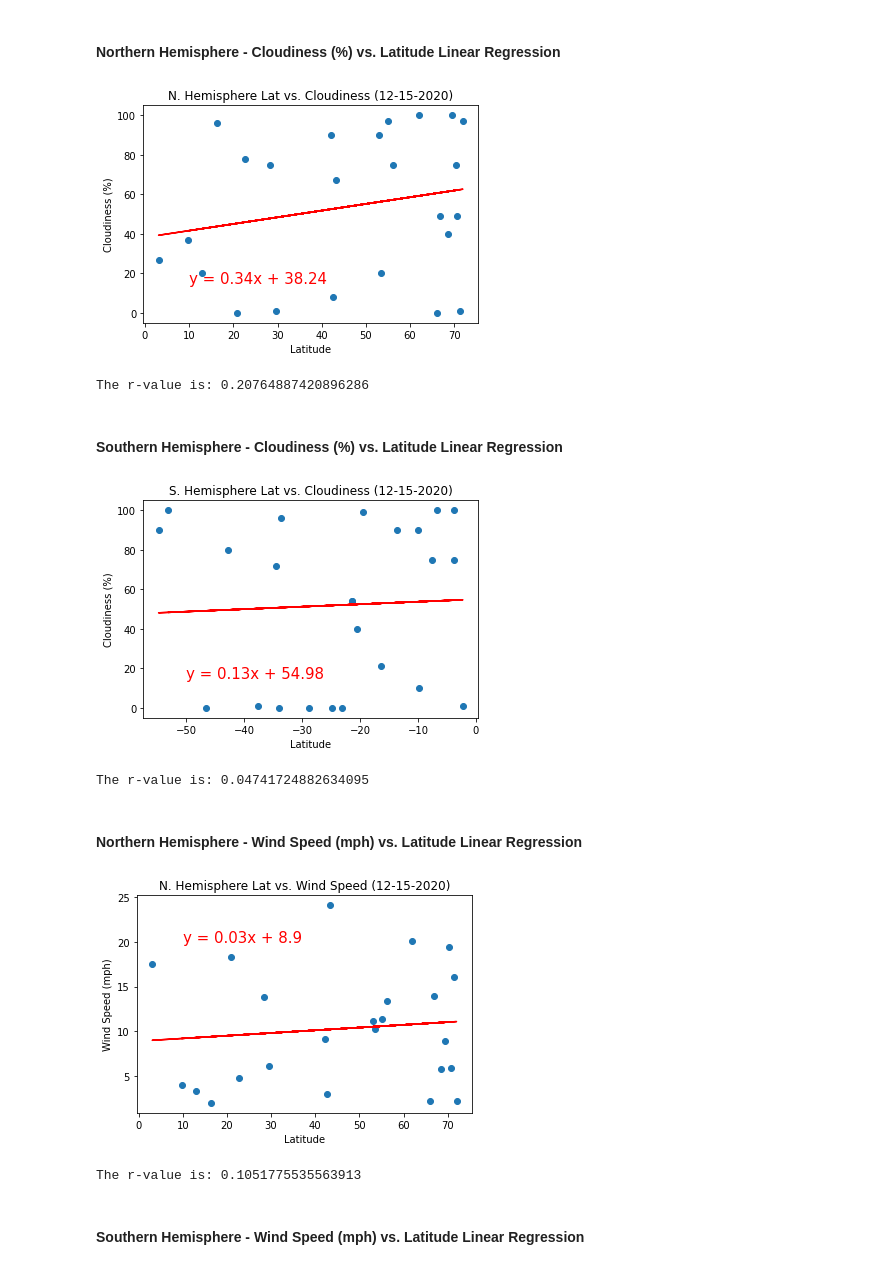
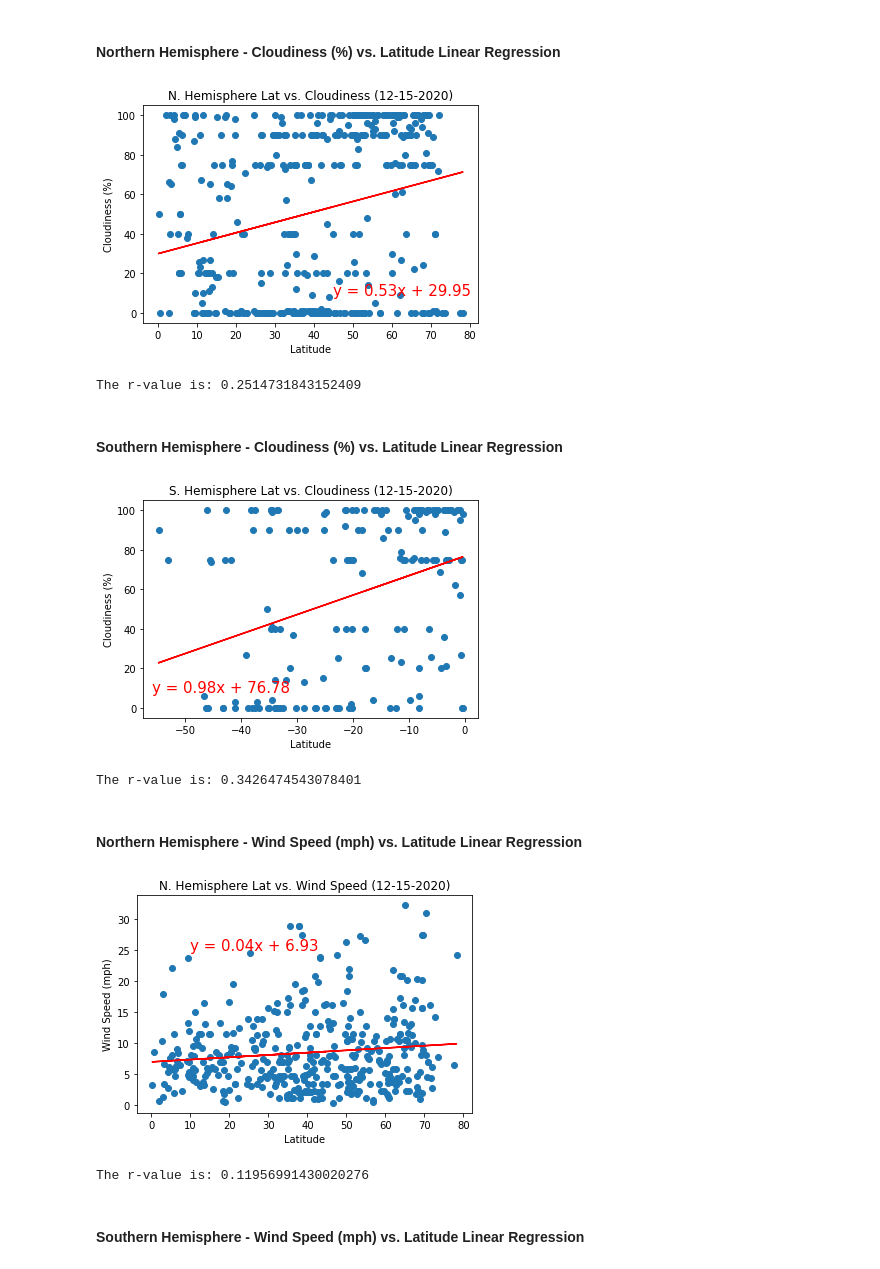
Before and after one commit to GND95/Python-API-Challenge, a Jupyter notebook: WeatherPy/WeatherPy.ipynb, the cells around one changed output. Cells and saved outputs as stored; diff of their text form; code cells hidden in the pictures.

Commit message:
generating models on the full data set and adjusting charts to accommodate full data set. adding output CSV to github.

```diff
--- a/WeatherPy/WeatherPy.ipynb
+++ b/WeatherPy/WeatherPy.ipynb
@@ -336,7 +336,7 @@ line_eq = "y = " + str(round(slope,2)) + "x + " + str(round(intercept,2)) #stori
 
 plt.scatter(northern_hemisphere_df["Lat"], northern_hemisphere_df["Cloudiness"]) #creating the initial scatter plot
 plt.plot(northern_hemisphere_df["Lat"],regress_values,"r-") #plot the regression line on the chart
-plt.annotate(line_eq,(10,15),fontsize=15,color="red") #add the formula the regression line is using to the chart at location (10,15) on the chart
+plt.annotate(line_eq,(45,9),fontsize=15,color="red") #add the formula the regression line is using to the chart at location (45,9) on the chart
 
 plt.title(f"N. Hemisphere Lat vs. Cloudiness ({converted_Date[0]})")
 plt.xlabel("Latitude")
@@ -345,8 +345,8 @@ plt.show()
 
 print(f"The r-value is: {rvalue}")
 # %% [output]
-[figure, old version]
+[figure, new version]
-The r-value is: 0.20764887420896286
+The r-value is: 0.2514731843152409
 # %% [markdown]
 ####  Southern Hemisphere - Cloudiness (%) vs. Latitude Linear Regression
 # %%
@@ -356,7 +356,7 @@ line_eq = "y = " + str(round(slope,2)) + "x + " + str(round(intercept,2)) #stori
 
 plt.scatter(southern_hemisphere_df["Lat"], southern_hemisphere_df["Cloudiness"]) #creating the initial scatter plot
 plt.plot(southern_hemisphere_df["Lat"],regress_values,"r-") #plot the regression line on the chart
-plt.annotate(line_eq,(-50,15),fontsize=15,color="red") #add the formula the regression line is using to the chart at location (-50,15) on the chart
+plt.annotate(line_eq,(-56,8),fontsize=15,color="red") #add the formula the regression line is using to the chart at location (-56,8) on the chart
 
 plt.title(f"S. Hemisphere Lat vs. Cloudiness ({converted_Date[0]})")
 plt.xlabel("Latitude")
@@ -365,28 +365,28 @@ plt.show()
 
 print(f"The r-value is: {rvalue}")
 # %% [output]
-[figure, old version]
+[figure, new version]
-The r-value is: 0.04741724882634095
+The r-value is: 0.3426474543078401
 # %% [markdown]
 ####  Northern Hemisphere - Wind Speed (mph) vs. Latitude Linear Regression
 # %%
 (slope, intercept, rvalue, pvalue, stderr) = linregress(northern_hemisphere_df["Lat"], northern_hemisphere_df["Wind Speed"]) #extracting values for the linear regression model
 regress_values = northern_hemisphere_df["Lat"] * slope + intercept
 line_eq = "y = " + str(round(slope,2)) + "x + " + str(round(intercept,2)) #storing the line equation to allow for manual calculations using formula
 
 plt.scatter(northern_hemisphere_df["Lat"], northern_hemisphere_df["Wind Speed"]) #creating the initial scatter plot
 plt.plot(northern_hemisphere_df["Lat"],regress_values,"r-") #plot the regression line on the chart
-plt.annotate(line_eq,(10,20),fontsize=15,color="red") #add the formula the regression line is using to the chart at location (10,20) on the chart
+plt.annotate(line_eq,(10,25),fontsize=15,color="red") #add the formula the regression line is using to the chart at location (10,25) on the chart
 
 plt.title(f"N. Hemisphere Lat vs. Wind Speed ({converted_Date[0]})")
 plt.xlabel("Latitude")
 plt.ylabel("Wind Speed (mph)")
 plt.show()
 
 print(f"The r-value is: {rvalue}")
 # %% [output]
-[figure, old version]
+[figure, new version]
-The r-value is: 0.1051775535563913
+The r-value is: 0.11956991430020276
 # %% [markdown]
 ####  Southern Hemisphere - Wind Speed (mph) vs. Latitude Linear Regression
 # %%
```
Also changed, not shown: parts of 13 cells of this notebook, 1 other file.
